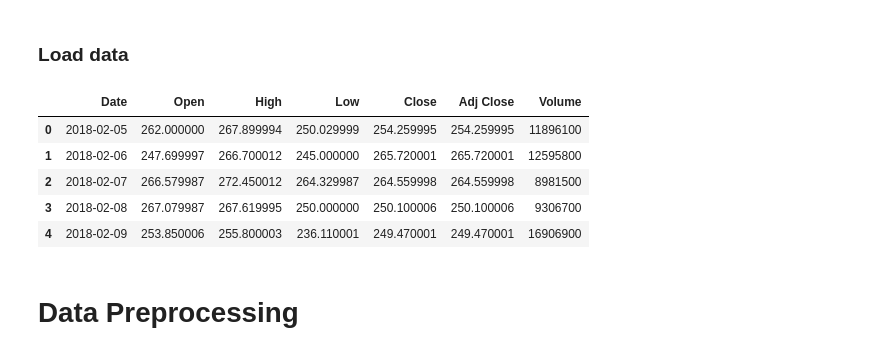
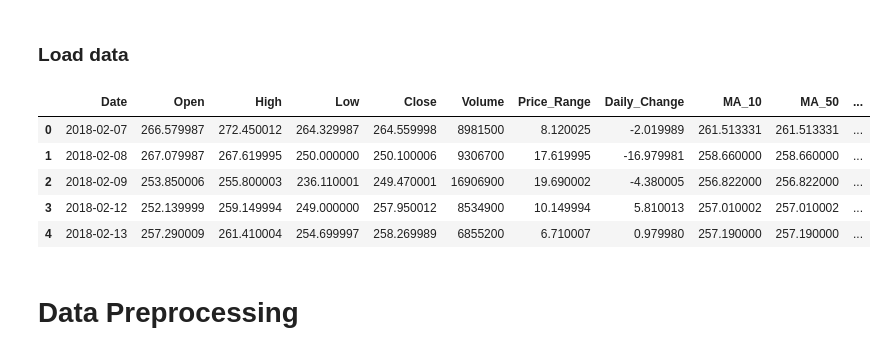
Before and after one commit to 23092003e/Stock-Price-Forecasting-System-Using-Apache-Spark, a Jupyter notebook: notebooks/lstm.ipynb, the cells around one changed output. Cells and saved outputs as stored; diff of their text form; code cells hidden in the pictures.

```diff
--- a/notebooks/lstm.ipynb
+++ b/notebooks/lstm.ipynb
@@ -16,17 +16,18 @@ from sklearn.metrics import mean_squared_error, mean_absolute_error, mean_absolu
 import joblib
 # %% [markdown]
 ### Load data
-# %%
-df = pd.read_csv('../data/raw/NFLX.csv')
-df = df.sort_values(by="Date")
-df.head()
-# %% [output]
-|  | Date | Open | High | Low | Close | Adj Close | Volume |
-| 0 | 2018-02-05 | 262.000000 | 267.899994 | 250.029999 | 254.259995 | 254.259995 | 11896100 |
-| 1 | 2018-02-06 | 247.699997 | 266.700012 | 245.000000 | 265.720001 | 265.720001 | 12595800 |
-| 2 | 2018-02-07 | 266.579987 | 272.450012 | 264.329987 | 264.559998 | 264.559998 | 8981500 |
-| 3 | 2018-02-08 | 267.079987 | 267.619995 | 250.000000 | 250.100006 | 250.100006 | 9306700 |
-| 4 | 2018-02-09 | 253.850006 | 255.800003 | 236.110001 | 249.470001 | 249.470001 | 16906900 |
+# %%
+data_path = r"C:\Users\ADMIN\Desktop\Stock-Price-Forecasting-System-Using-Apache-Spark\data\processed\data.csv"
+df = pd.read_csv(data_path)
+df = df.sort_values(by="Date")
+df.head()
+# %% [output]
+|  | Date | Open | High | Low | Close | Volume | Price_Range | Daily_Change | MA_10 | MA_50 | ... |
+| 0 | 2018-02-07 | 266.579987 | 272.450012 | 264.329987 | 264.559998 | 8981500 | 8.120025 | -2.019989 | 261.513331 | 261.513331 | ... |
+| 1 | 2018-02-08 | 267.079987 | 267.619995 | 250.000000 | 250.100006 | 9306700 | 17.619995 | -16.979981 | 258.660000 | 258.660000 | ... |
+| 2 | 2018-02-09 | 253.850006 | 255.800003 | 236.110001 | 249.470001 | 16906900 | 19.690002 | -4.380005 | 256.822000 | 256.822000 | ... |
+| 3 | 2018-02-12 | 252.139999 | 259.149994 | 249.000000 | 257.950012 | 8534900 | 10.149994 | 5.810013 | 257.010002 | 257.010002 | ... |
+| 4 | 2018-02-13 | 257.290009 | 261.410004 | 254.699997 | 258.269989 | 6855200 | 6.710007 | 0.979980 | 257.190000 | 257.190000 | ... |
 # %% [markdown]
 # Data Preprocessing
 # %%
```
Also changed, not shown: parts of 6 cells of this notebook, 4 other files.
